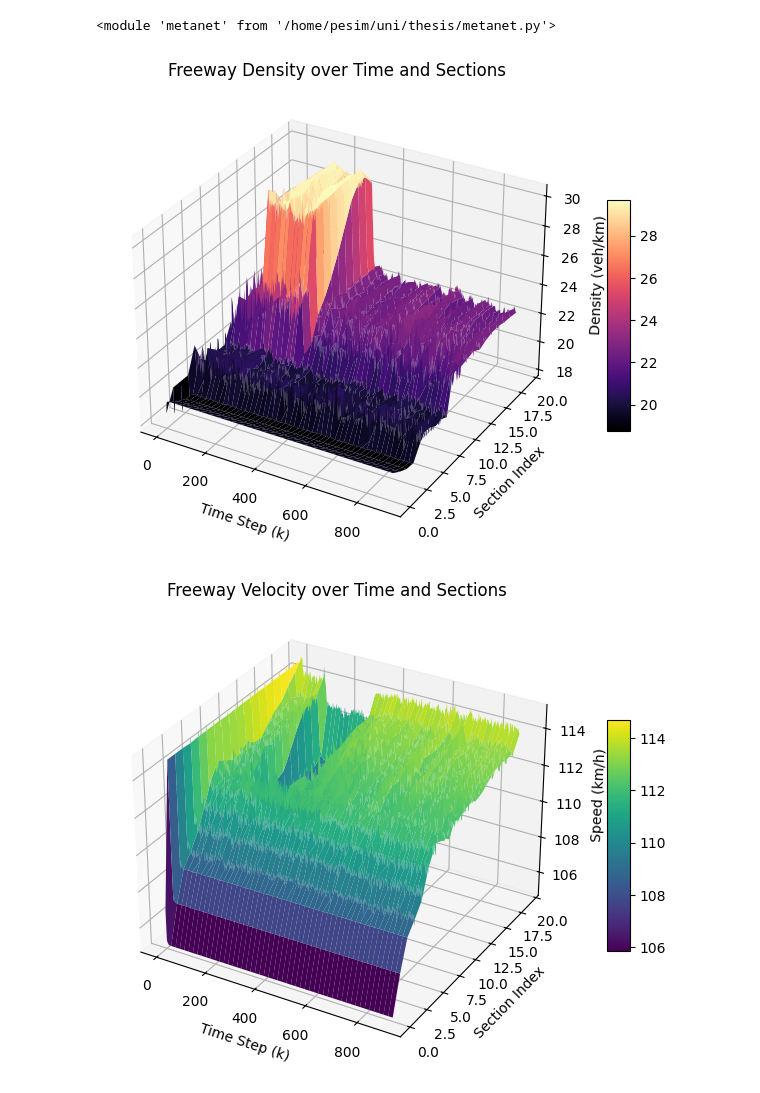
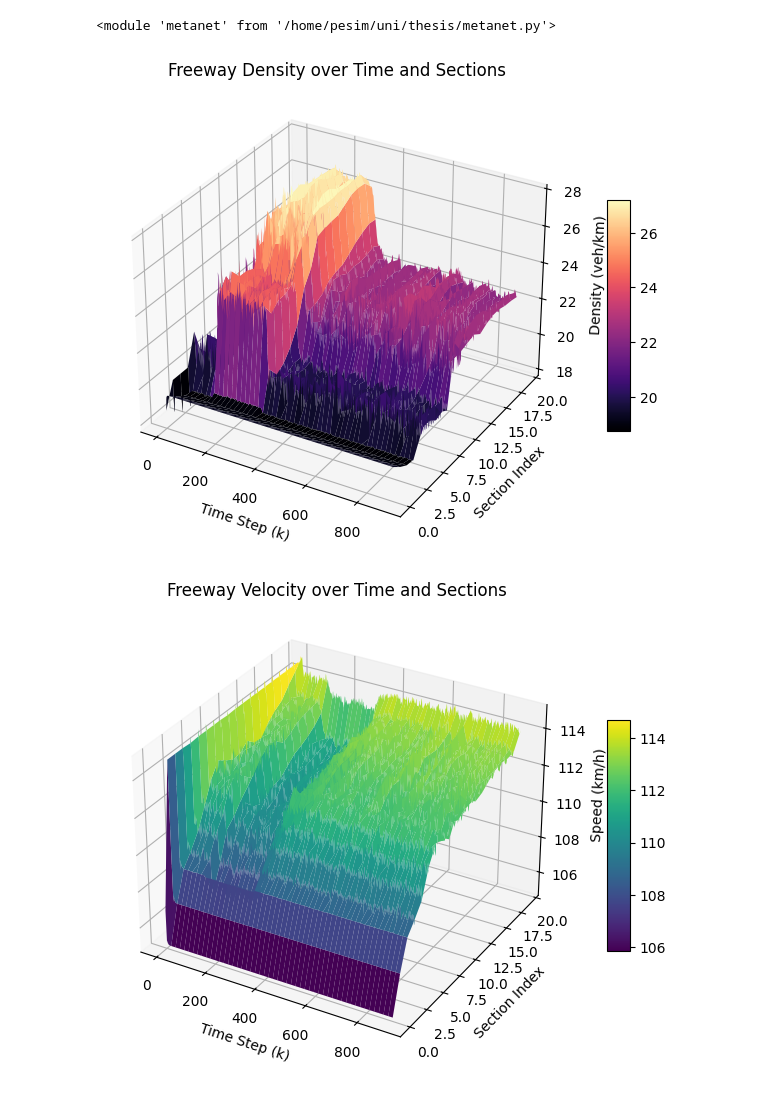
Before and after one commit to pesimachete/metanet_identification, a Jupyter notebook: testmetanet.ipynb, the cells around one changed output. Drawn from its saved outputs; the diff is of its cells as text; code cells hidden in the pictures.

```diff
--- a/testmetanet.ipynb
+++ b/testmetanet.ipynb
@@ -6,9 +6,6 @@ importlib.reload(metanet)
 # %% [output]
 <module 'metanet' from '/home/pesim/uni/thesis/metanet.py'>
 # %%
-
-
-
 import numpy as np
 N = 20
 K = 360 * 2 + 180  # 900 steps
@@ -48,12 +45,14 @@ dem[:, 9] = 200 + 100 * jax.random.normal(subkey, (K,))
 subkey, key = jax.random.split(key)
 dem[:, 11] = 100 + 50 * jax.random.normal(subkey, (K,))  # Add faster oscillation to demand at section 12
 # Rush-hour pulse (k=100 to 300, mapped to Python 99 to 300)
+
+
 subkey, key = jax.random.split(key)
-dem[99:300, 4] = 200 + 100 * jax.random.normal(subkey, (300-99,))
+dem[99:300, 4] = 600 + 100 * jax.random.normal(subkey, (300-99,))
 subkey, key = jax.random.split(key)
-dem[99:300, 9] = 400 + 100 * jax.random.normal(subkey, (300-99,))
+dem[99:300, 9] = 200 + 100 * jax.random.normal(subkey, (300-99,))
 subkey, key = jax.random.split(key)
-dem[99:300, 11] = 550 + 50 * jax.random.normal(subkey, (300-99,))
+dem[99:300, 11] = 100 + 50 * jax.random.normal(subkey, (300-99,))
 
 
 s_off = np.zeros((K, N))
@@ -103,32 +102,32 @@ fig1 = plt.figure(figsize=(10, 6))
 ax1 = fig1.add_subplot(111, projection='3d')
 # Transpose data to match meshgrid (Sections x Time)
 surf1 = ax1.plot_surface(time_grid, section_grid, density_res.T, cmap='magma', edgecolor='none')
 ax1.set_title('Freeway Density over Time and Sections')
 ax1.set_xlabel('Time Step (k)')
 ax1.set_ylabel('Section Index')
 ax1.set_zlabel('Density (veh/km)')
 fig1.colorbar(surf1, ax=ax1, shrink=0.5, aspect=10)
 
 # 2. Velocity Plot
 fig2 = plt.figure(figsize=(10, 6))
 ax2 = fig2.add_subplot(111, projection='3d')
 surf2 = ax2.plot_surface(time_grid, section_grid, speed_res.T, cmap='viridis', edgecolor='none')
 ax2.set_title('Freeway Velocity over Time and Sections')
 ax2.set_xlabel('Time Step (k)')
 ax2.set_ylabel('Section Index')
 ax2.set_zlabel('Speed (km/h)')
 fig2.colorbar(surf2, ax=ax2, shrink=0.5, aspect=10)
 
 fig3 = plt.figure(figsize=(10, 6))
 ax3 = fig3.add_subplot(111, projection='3d')
 surf3 = ax3.plot_surface(time_grid, section_grid, flow_res.T, cmap='viridis', edgecolor='none')
 ax3.set_title('Freeway Flow over Time and Sections')
 ax3.set_xlabel('Time Step (k)')
 ax3.set_ylabel('Section Index')
 ax3.set_zlabel('Flow (veh/h)')
 fig3.colorbar(surf3, ax=ax3, shrink=0.5, aspect=10)
 
 plt.show()
 # %% [output]
-[figure, old version]
+[figure, new version]
-[figure, old version]
+[figure, new version]
```
Also changed, not shown: parts of 1 cell of this notebook, 7 other files.
